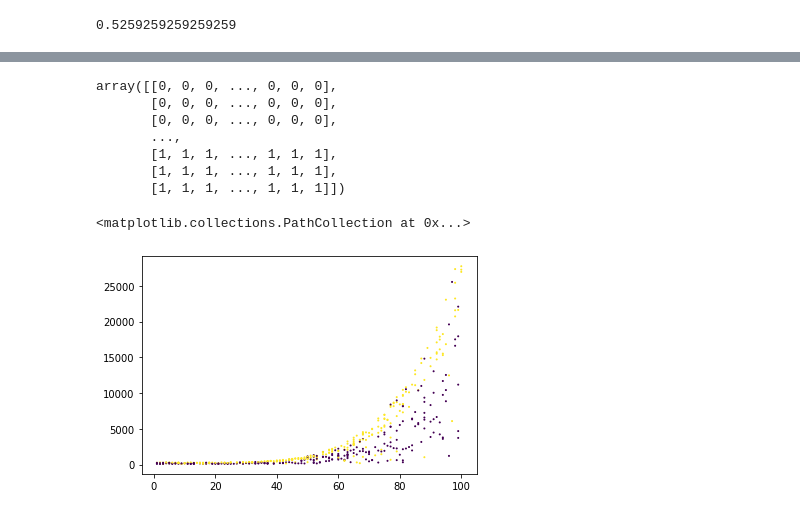
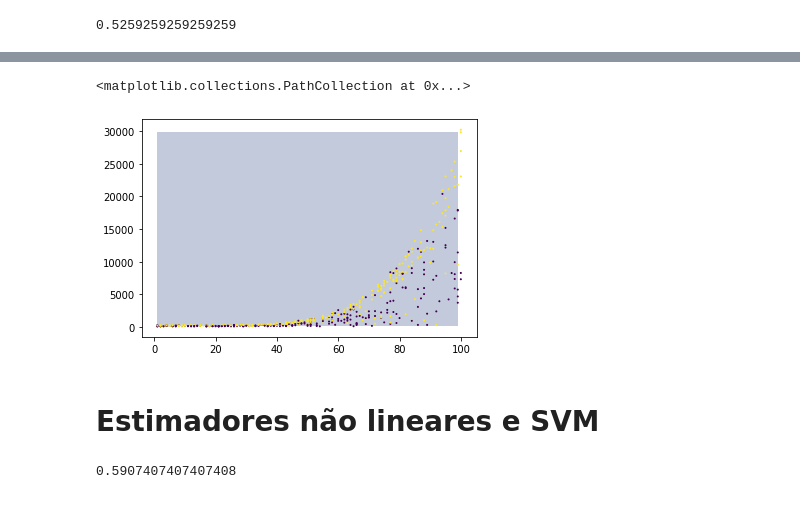
Before and after one commit to geocarvalho/python-ds, a Jupyter notebook: alura/intro_ml_sklearn/intro_ml_sklearn.ipynb, the cells around one changed output, grey strips where cells are left out. Drawn from its saved outputs; the diff is of its cells as text; code cells hidden in the pictures.

```diff
--- a/alura/intro_ml_sklearn/intro_ml_sklearn.ipynb
+++ b/alura/intro_ml_sklearn/intro_ml_sklearn.ipynb
@@ -238,20 +249,28 @@ array([[1.000000e+00, 1.010000e+02],
 # %%
 Z = modelo.predict(pontos)
 Z = Z.reshape(xx.shape)
-Z
+
+import matplotlib.pyplot as plt
+
+plt.contourf(xx, yy, Z, alpha=0.3)
+plt.scatter(X_test.horas_esperadas, X_test.preco, c=y_test, s=1)
 # %% [output]
-array([[0, 0, 0, ..., 0, 0, 0],
-       [0, 0, 0, ..., 0, 0, 0],
-       [0, 0, 0, ..., 0, 0, 0],
-       ...,
-       [1, 1, 1, ..., 1, 1, 1],
-       [1, 1, 1, ..., 1, 1, 1],
-       [1, 1, 1, ..., 1, 1, 1]])
+<matplotlib.collections.PathCollection at 0x...>
+[figure, added]
-# %%
-import matplotlib.pyplot as plt
-
-plt.scatter(X_test.horas_esperadas, X_test.preco,
-            c=y_test, s=1)
-# %% [output]
-<matplotlib.collections.PathCollection at 0x...>
-[figure, removed]
+# %% [markdown]
+# Estimadores não lineares e SVM
+# %%
+from sklearn.svm import SVC
+SEED = 5
+np.random.seed(SEED)
+
+X_train, X_test, y_train, y_test = train_test_split(X, y, test_size=0.25, random_state=SEED, stratify=y)
+X_train.shape, X_test.shape, y_train.shape, y_test.shape
+
+modelo = SVC().fit(X_train, y_train)
+previsoes = modelo.predict(X_test)
+
+acc = accuracy_score(y_test, previsoes)
+acc
+# %% [output]
+0.5907407407407408
```
Also changed, not shown: parts of 23 cells of this notebook.
